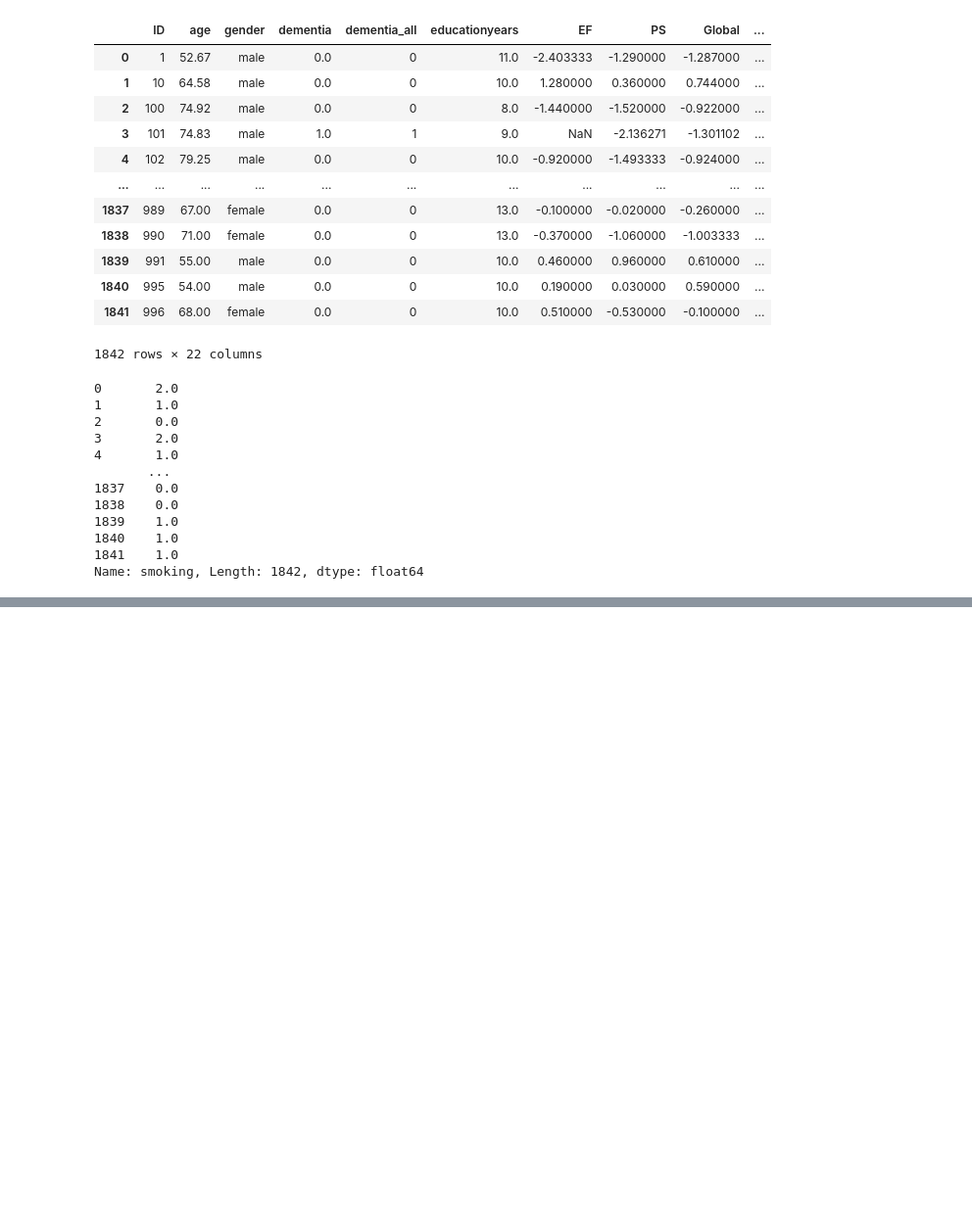
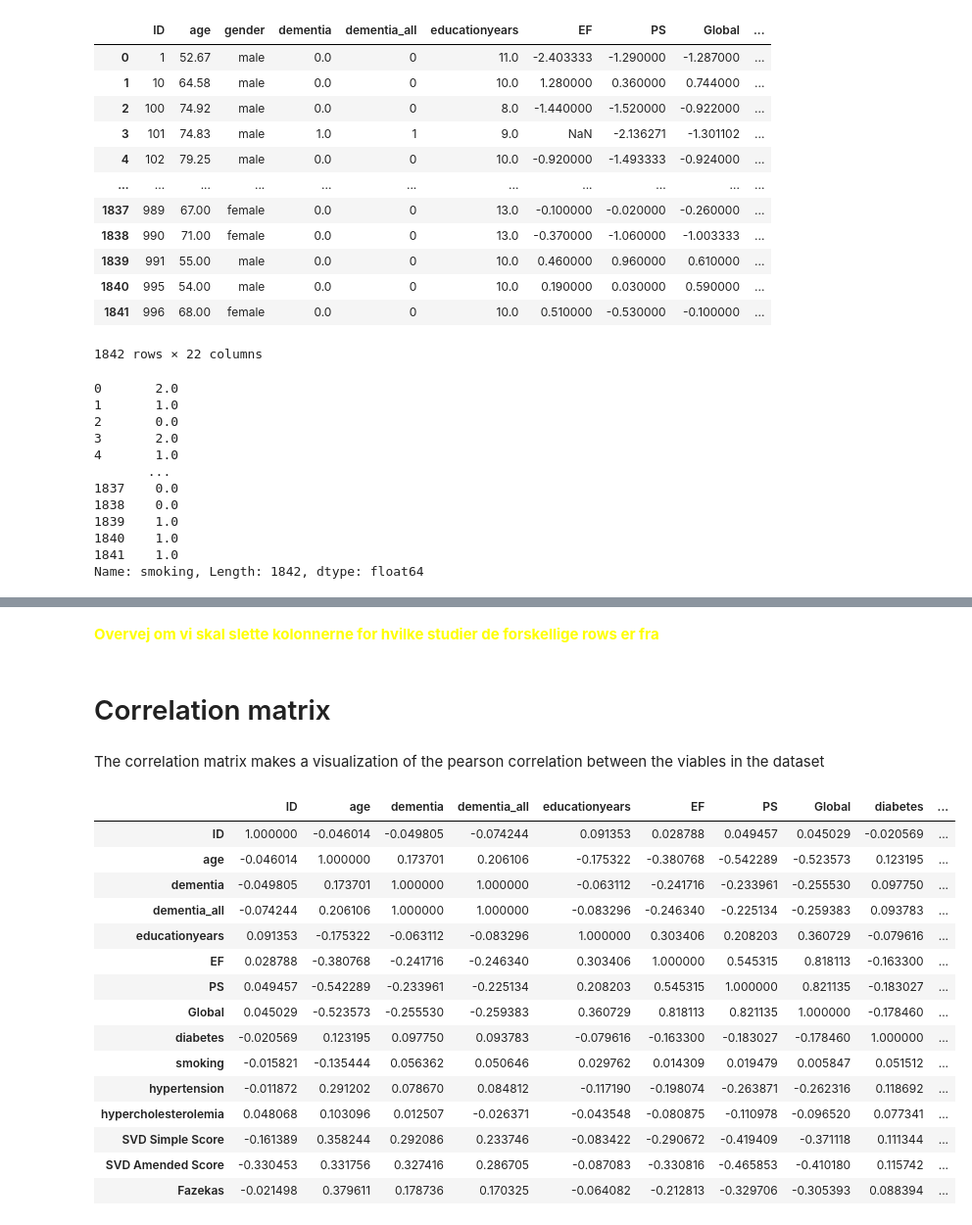
Before and after one commit to simonskodt/big-data-processes, a Jupyter notebook: dementia_project/dementia_analysis.ipynb, the cells around one changed output, grey strips where cells are left out. Shown at 98% size. Drawn from its saved outputs; the diff is of its cells as text; code cells hidden in the pictures; blank space fills up the shorter version.

Commit message:
Heatmap and smoking

```diff
--- a/dementia_project/dementia_analysis.ipynb
+++ b/dementia_project/dementia_analysis.ipynb
@@ -312,0 +308,2 @@ IntCastingNaNError: Cannot convert non-finite values (NA or inf) to integer
+# %%
+dementia_data['smoking'] = dementia_data['smoking'].astype('Int64')
@@ -312,0 +367,26 @@ IntCastingNaNError: Cannot convert non-finite values (NA or inf) to integer
+# %% [markdown]
+<font color = yellow> **Overvej om vi skal slette kolonnerne for hvilke studier de forskellige rows er fra** </font>
+# %% [markdown]
+# Correlation matrix
+# %% [markdown]
+The correlation matrix makes a visualization of the pearson correlation between the viables in the dataset
+# %%
+corr = dementia_data. corr(method='pearson', numeric_only=True)
+corr
+# %% [output]
+|  | ID | age | dementia | dementia_all | educationyears | EF | PS | Global | diabetes | ... |
+| ID | 1.000000 | -0.046014 | -0.049805 | -0.074244 | 0.091353 | 0.028788 | 0.049457 | 0.045029 | -0.020569 | ... |
+| age | -0.046014 | 1.000000 | 0.173701 | 0.206106 | -0.175322 | -0.380768 | -0.542289 | -0.523573 | 0.123195 | ... |
+| dementia | -0.049805 | 0.173701 | 1.000000 | 1.000000 | -0.063112 | -0.241716 | -0.233961 | -0.255530 | 0.097750 | ... |
+| dementia_all | -0.074244 | 0.206106 | 1.000000 | 1.000000 | -0.083296 | -0.246340 | -0.225134 | -0.259383 | 0.093783 | ... |
+| educationyears | 0.091353 | -0.175322 | -0.063112 | -0.083296 | 1.000000 | 0.303406 | 0.208203 | 0.360729 | -0.079616 | ... |
+| EF | 0.028788 | -0.380768 | -0.241716 | -0.246340 | 0.303406 | 1.000000 | 0.545315 | 0.818113 | -0.163300 | ... |
+| PS | 0.049457 | -0.542289 | -0.233961 | -0.225134 | 0.208203 | 0.545315 | 1.000000 | 0.821135 | -0.183027 | ... |
+| Global | 0.045029 | -0.523573 | -0.255530 | -0.259383 | 0.360729 | 0.818113 | 0.821135 | 1.000000 | -0.178460 | ... |
+| diabetes | -0.020569 | 0.123195 | 0.097750 | 0.093783 | -0.079616 | -0.163300 | -0.183027 | -0.178460 | 1.000000 | ... |
+| smoking | -0.015821 | -0.135444 | 0.056362 | 0.050646 | 0.029762 | 0.014309 | 0.019479 | 0.005847 | 0.051512 | ... |
+| hypertension | -0.011872 | 0.291202 | 0.078670 | 0.084812 | -0.117190 | -0.198074 | -0.263871 | -0.262316 | 0.118692 | ... |
+| hypercholesterolemia | 0.048068 | 0.103096 | 0.012507 | -0.026371 | -0.043548 | -0.080875 | -0.110978 | -0.096520 | 0.077341 | ... |
+| SVD Simple Score | -0.161389 | 0.358244 | 0.292086 | 0.233746 | -0.083422 | -0.290672 | -0.419409 | -0.371118 | 0.111344 | ... |
+| SVD Amended Score | -0.330453 | 0.331756 | 0.327416 | 0.286705 | -0.087083 | -0.330816 | -0.465853 | -0.410180 | 0.115742 | ... |
+| Fazekas | -0.021498 | 0.379611 | 0.178736 | 0.170325 | -0.064082 | -0.212813 | -0.329706 | -0.305393 | 0.088394 | ... |
```
Also changed, not shown: parts of 7 cells of this notebook.
